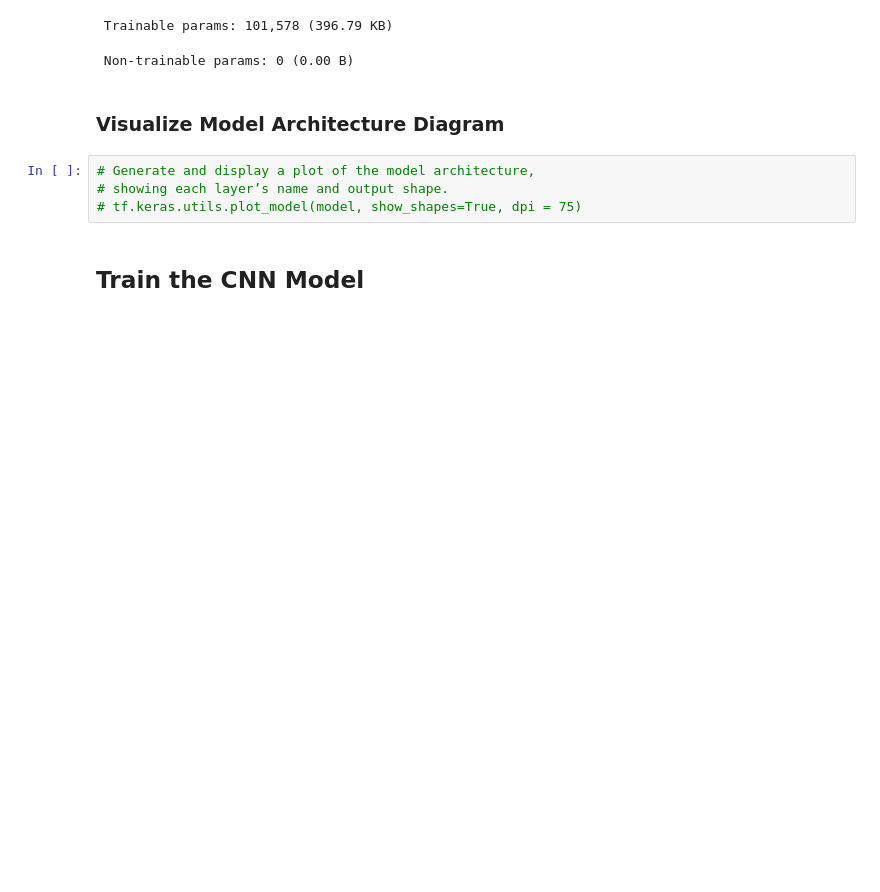
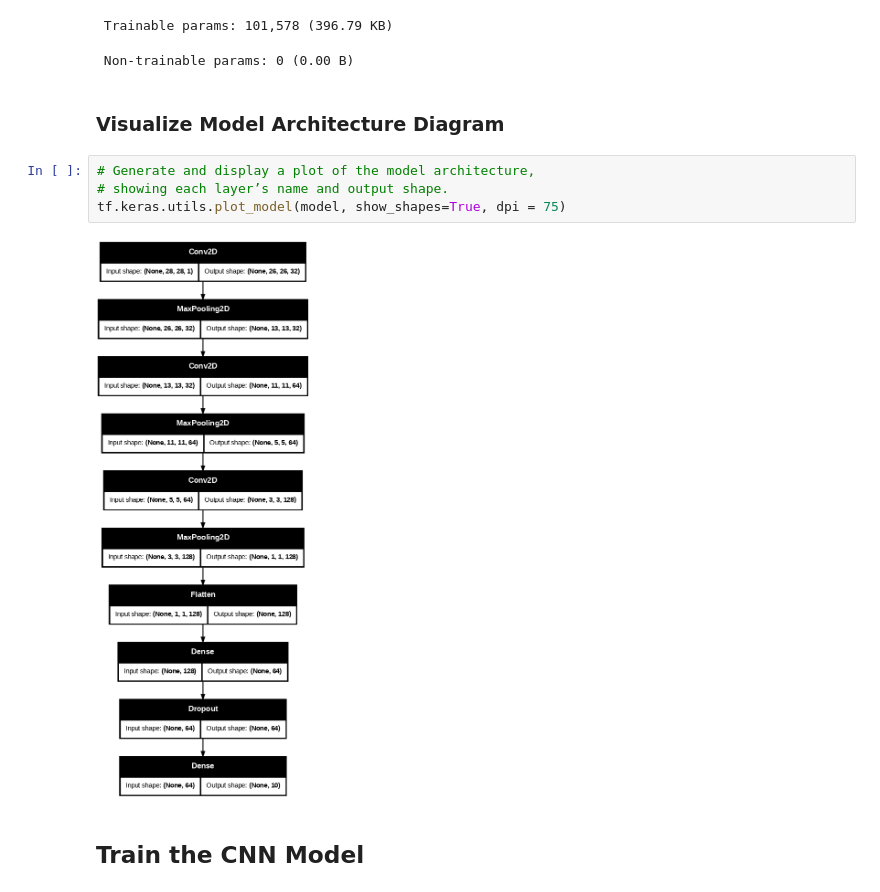
Before and after one commit to mnazari123/SecAI-Workshop-Fall25, a Jupyter notebook: Workshop01/SecAI_Workshop01_Activity01_PGD_MNIST10.ipynb, the cells around one changed output. Drawn from its saved outputs; the diff is of its cells as text; blank space fills up the shorter version.

```diff
--- a/Workshop01/SecAI_Workshop01_Activity01_PGD_MNIST10.ipynb
+++ b/Workshop01/SecAI_Workshop01_Activity01_PGD_MNIST10.ipynb
@@ -293,7 +279,9 @@ Model: "sequential"
 # %%
 # Generate and display a plot of the model architecture,
 # showing each layer’s name and output shape.
-# tf.keras.utils.plot_model(model, show_shapes=True, dpi = 75)
+tf.keras.utils.plot_model(model, show_shapes=True, dpi = 75)
+# %% [output]
+[figure, added]
 # %% [markdown]
 ## Train the CNN Model
 # %%
```
Also changed, not shown: parts of 22 cells of this notebook, 16 other files.
